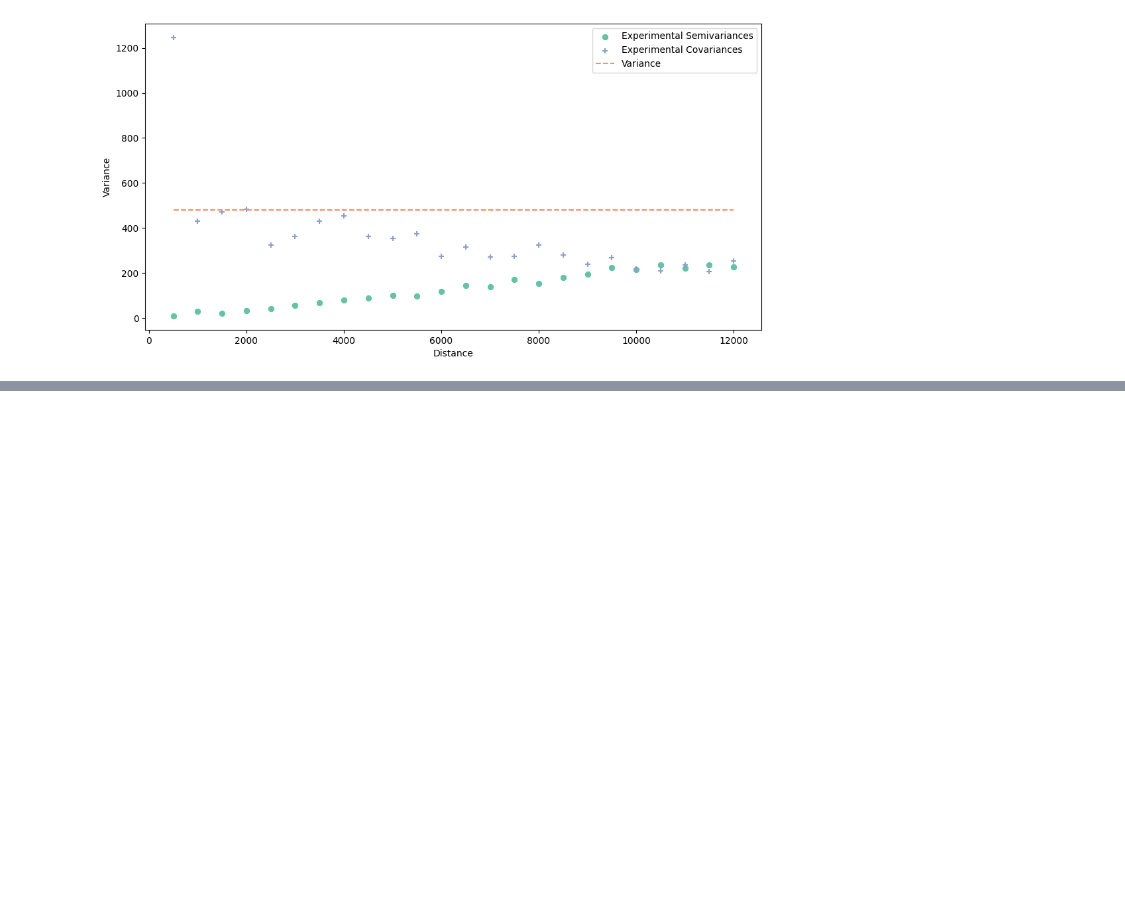
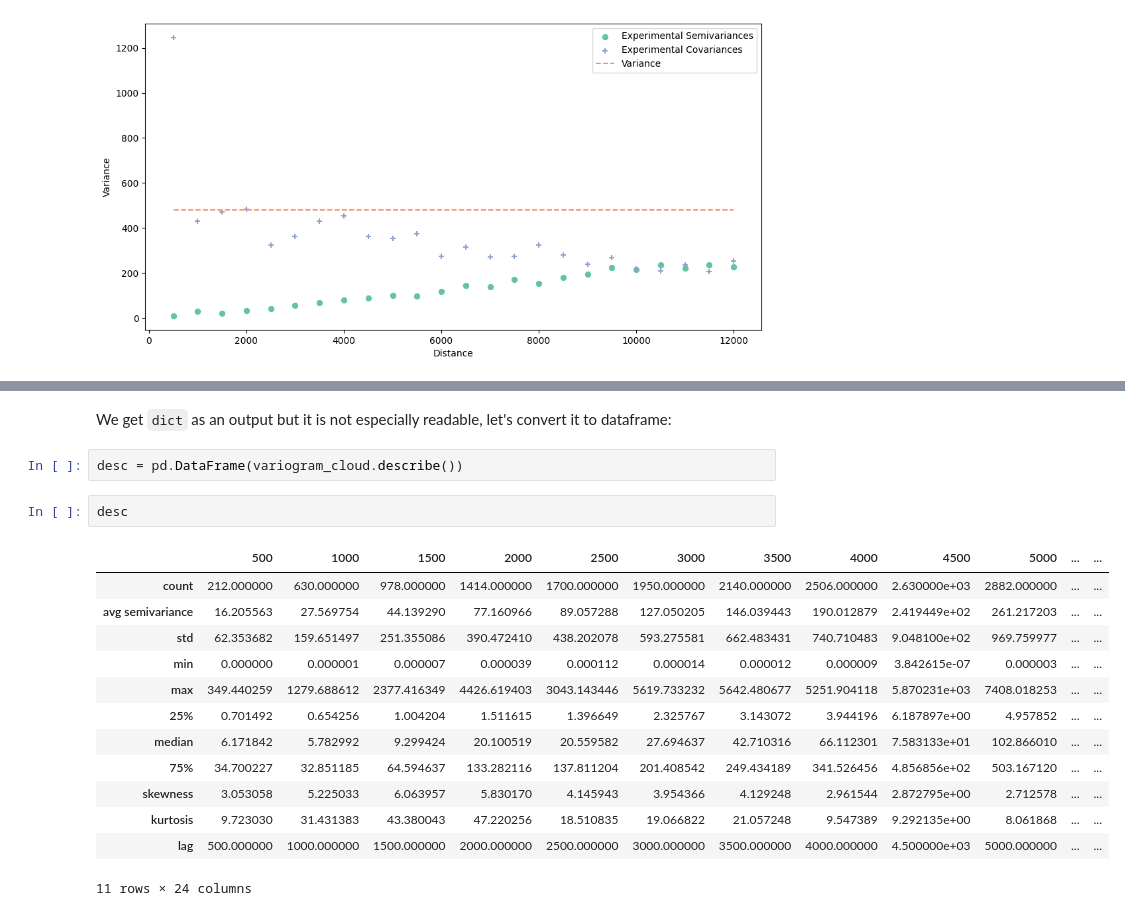
Before and after one commit to DataverseLabs/pyinterpolate, a Jupyter notebook: tutorials/Experimental Variogram and Variogram Point Cloud classes (Basic).ipynb, the cells around one changed output, grey strips where cells are left out. Saved outputs shown, nothing was run; the diff lists cells and outputs as text; blank space fills up the shorter version.

```diff
--- a/tutorials/Experimental Variogram and Variogram Point Cloud classes (Basic).ipynb
+++ b/tutorials/Experimental Variogram and Variogram Point Cloud classes (Basic).ipynb
@@ -336,0 +323,20 @@ desc.head()
+# %% [markdown]
+We get `dict` as an output but it is not especially readable, let's convert it to dataframe:
+# %%
+desc = pd.DataFrame(variogram_cloud.describe())
+# %%
+desc
+# %% [output]
+|  | 500 | 1000 | 1500 | 2000 | 2500 | 3000 | 3500 | 4000 | 4500 | 5000 | ... | ... |
+| count | 212.000000 | 630.000000 | 978.000000 | 1414.000000 | 1700.000000 | 1950.000000 | 2140.000000 | 2506.000000 | 2.630000e+03 | 2882.000000 | ... | ... |
+| avg semivariance | 16.205563 | 27.569754 | 44.139290 | 77.160966 | 89.057288 | 127.050205 | 146.039443 | 190.012879 | 2.419449e+02 | 261.217203 | ... | ... |
+| std | 62.353682 | 159.651497 | 251.355086 | 390.472410 | 438.202078 | 593.275581 | 662.483431 | 740.710483 | 9.048100e+02 | 969.759977 | ... | ... |
+| min | 0.000000 | 0.000001 | 0.000007 | 0.000039 | 0.000112 | 0.000014 | 0.000012 | 0.000009 | 3.842615e-07 | 0.000003 | ... | ... |
+| max | 349.440259 | 1279.688612 | 2377.416349 | 4426.619403 | 3043.143446 | 5619.733232 | 5642.480677 | 5251.904118 | 5.870231e+03 | 7408.018253 | ... | ... |
+| 25% | 0.701492 | 0.654256 | 1.004204 | 1.511615 | 1.396649 | 2.325767 | 3.143072 | 3.944196 | 6.187897e+00 | 4.957852 | ... | ... |
+| median | 6.171842 | 5.782992 | 9.299424 | 20.100519 | 20.559582 | 27.694637 | 42.710316 | 66.112301 | 7.583133e+01 | 102.866010 | ... | ... |
+| 75% | 34.700227 | 32.851185 | 64.594637 | 133.282116 | 137.811204 | 201.408542 | 249.434189 | 341.526456 | 4.856856e+02 | 503.167120 | ... | ... |
+| skewness | 3.053058 | 5.225033 | 6.063957 | 5.830170 | 4.145943 | 3.954366 | 4.129248 | 2.961544 | 2.872795e+00 | 2.712578 | ... | ... |
+| kurtosis | 9.723030 | 31.431383 | 43.380043 | 47.220256 | 18.510835 | 19.066822 | 21.057248 | 9.547389 | 9.292135e+00 | 8.061868 | ... | ... |
+| lag | 500.000000 | 1000.000000 | 1500.000000 | 2000.000000 | 2500.000000 | 3000.000000 | 3500.000000 | 4000.000000 | 4.500000e+03 | 5000.000000 | ... | ... |
+11 rows × 24 columns
```
Also changed, not shown: parts of 39 cells of this notebook.
